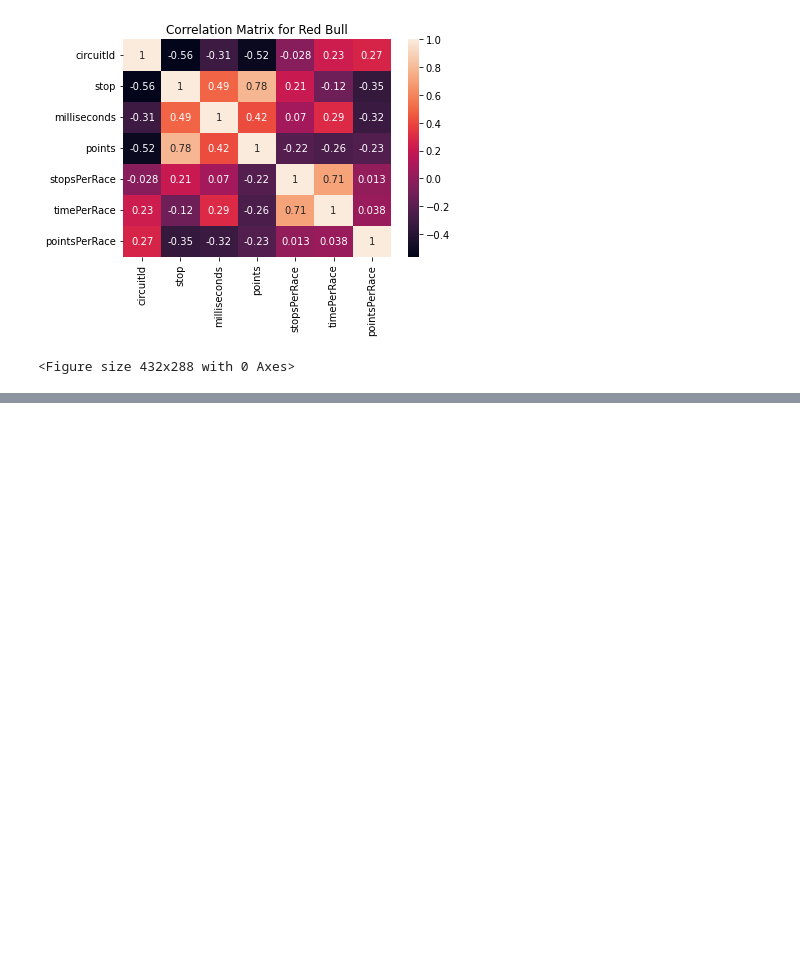
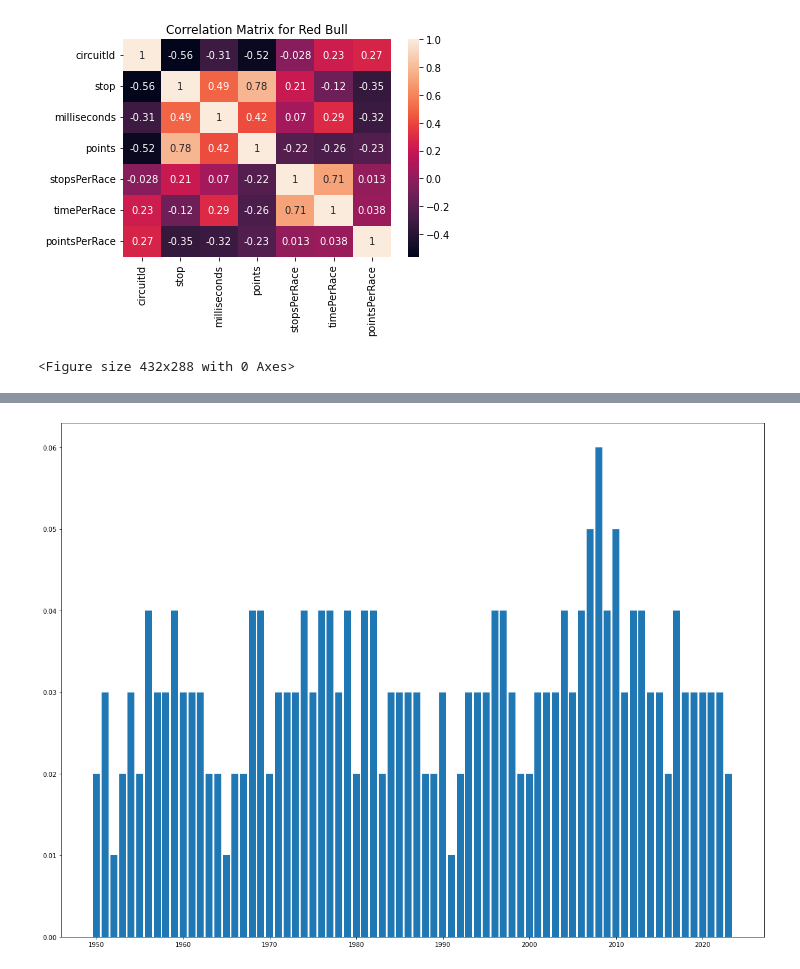
Before and after one commit to PaulOM203/MSC_Thesis_F1, a Jupyter notebook: Notebook.ipynb, the cells around one changed output, grey strips where cells are left out. Saved outputs shown, nothing was run; the diff lists cells and outputs as text; code cells hidden in the pictures; blank space fills up the shorter version.

```diff
--- a/Notebook.ipynb
+++ b/Notebook.ipynb
@@ -529,3 +687,13 @@ plt.savefig('Red Bull Correlation Matrix - Pitstops.png', dpi=300)
+# %%
+## Creating a bar chart of the newly formed dataframe
+plt.figure(figsize=(20,15))
+plt.bar(acy.year , acy.accident_count)
+ax.set_xlabel("Race Year")
+ax.set_ylabel("Accident Rate")
+plt.show()
+ax.figure.savefig('Accident Rate per Year.png', dpi=300)
+# %% [output]
+[figure, added]
 # %%
 ## Want to generate a map of all circuits so confirming column names
 
```
Also changed, not shown: parts of 12 cells of this notebook.
